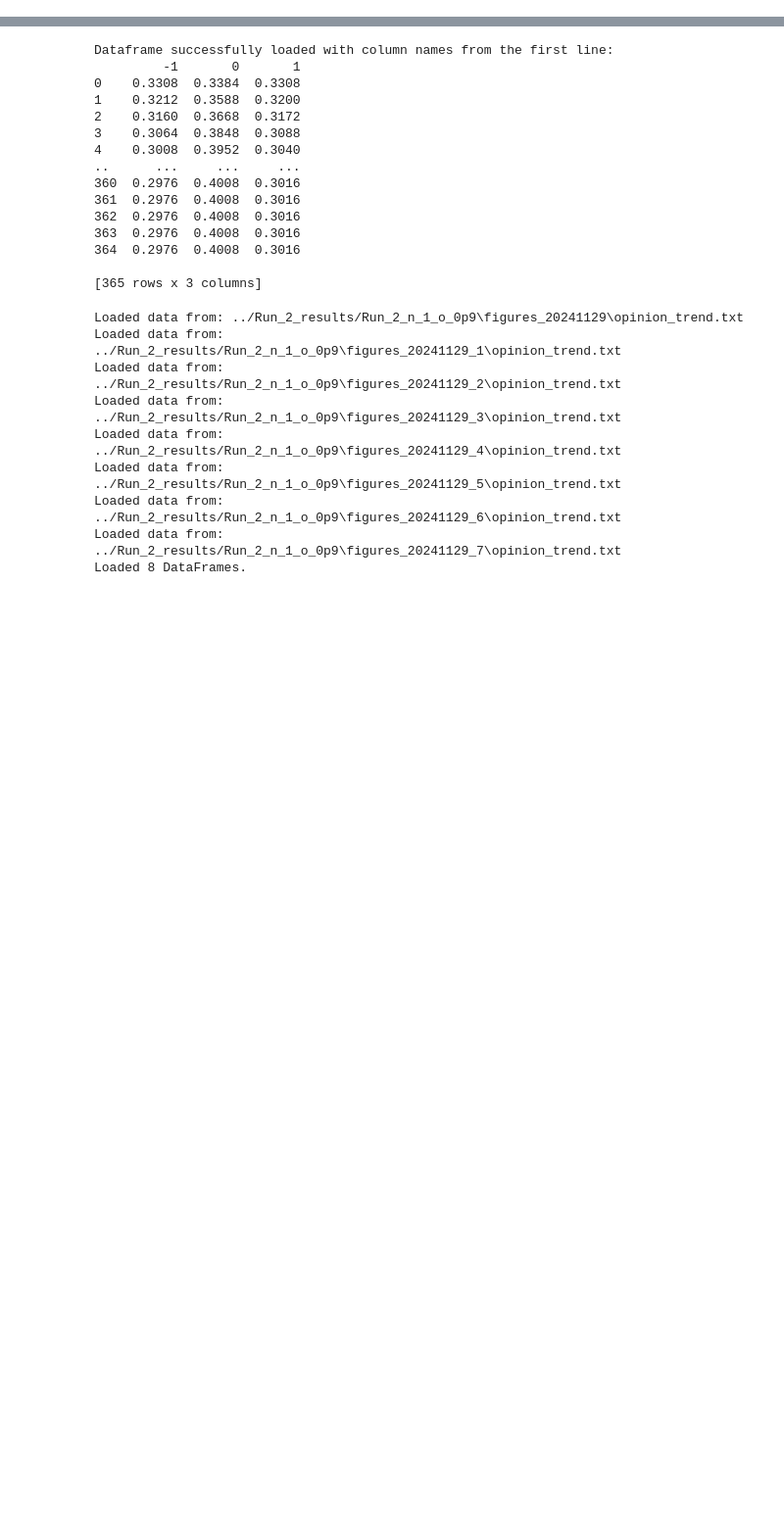
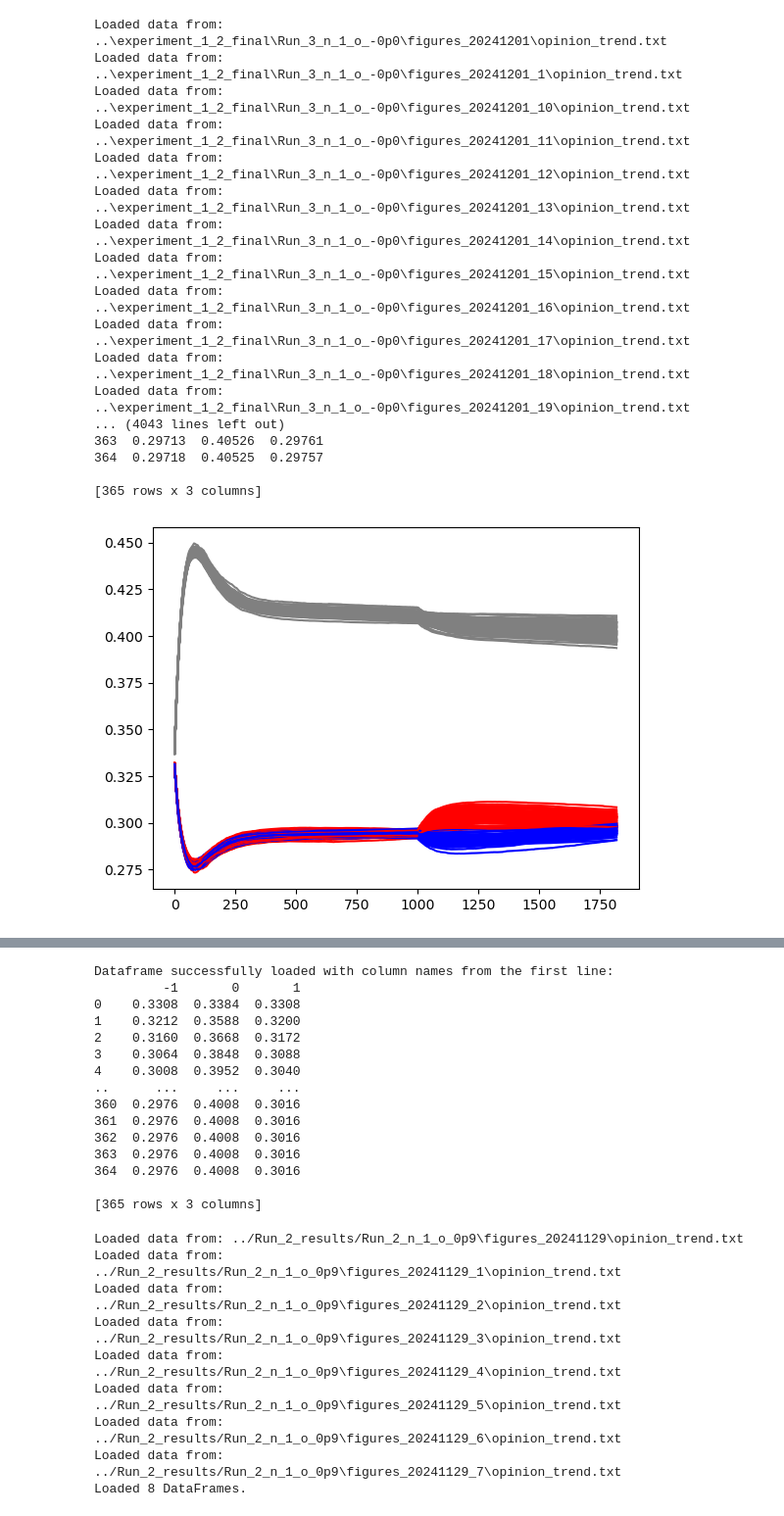
Before and after one commit to m-bur/complex_social_systems, a Jupyter notebook: analysis.ipynb, the cells around one changed output, grey strips where cells are left out. Shown at 98% size. Saved outputs shown, nothing was run; the diff lists cells and outputs as text; code cells hidden in the pictures; blank space fills up the shorter version.

```diff
--- a/analysis.ipynb
+++ b/analysis.ipynb
@@ -138,0 +189,21 @@ Average DataFrame:
+# %%
+complete_analysis("..\experiment_1_2_final", "Results_experiment_2_1")
+# %% [output]
+Loaded data from: ..\experiment_1_2_final\Run_3_n_1_o_-0p0\figures_20241201\opinion_trend.txt
+Loaded data from: ..\experiment_1_2_final\Run_3_n_1_o_-0p0\figures_20241201_1\opinion_trend.txt
+Loaded data from: ..\experiment_1_2_final\Run_3_n_1_o_-0p0\figures_20241201_10\opinion_trend.txt
+Loaded data from: ..\experiment_1_2_final\Run_3_n_1_o_-0p0\figures_20241201_11\opinion_trend.txt
+Loaded data from: ..\experiment_1_2_final\Run_3_n_1_o_-0p0\figures_20241201_12\opinion_trend.txt
+Loaded data from: ..\experiment_1_2_final\Run_3_n_1_o_-0p0\figures_20241201_13\opinion_trend.txt
+Loaded data from: ..\experiment_1_2_final\Run_3_n_1_o_-0p0\figures_20241201_14\opinion_trend.txt
+Loaded data from: ..\experiment_1_2_final\Run_3_n_1_o_-0p0\figures_20241201_15\opinion_trend.txt
+Loaded data from: ..\experiment_1_2_final\Run_3_n_1_o_-0p0\figures_20241201_16\opinion_trend.txt
+Loaded data from: ..\experiment_1_2_final\Run_3_n_1_o_-0p0\figures_20241201_17\opinion_trend.txt
+Loaded data from: ..\experiment_1_2_final\Run_3_n_1_o_-0p0\figures_20241201_18\opinion_trend.txt
+Loaded data from: ..\experiment_1_2_final\Run_3_n_1_o_-0p0\figures_20241201_19\opinion_trend.txt
+... (4043 lines left out)
+363  0.29713  0.40526  0.29761
+364  0.29718  0.40525  0.29757
+
+[365 rows x 3 columns]
+[figure, added]
```
Also changed, not shown: parts of 16 cells of this notebook, 3 other files.
